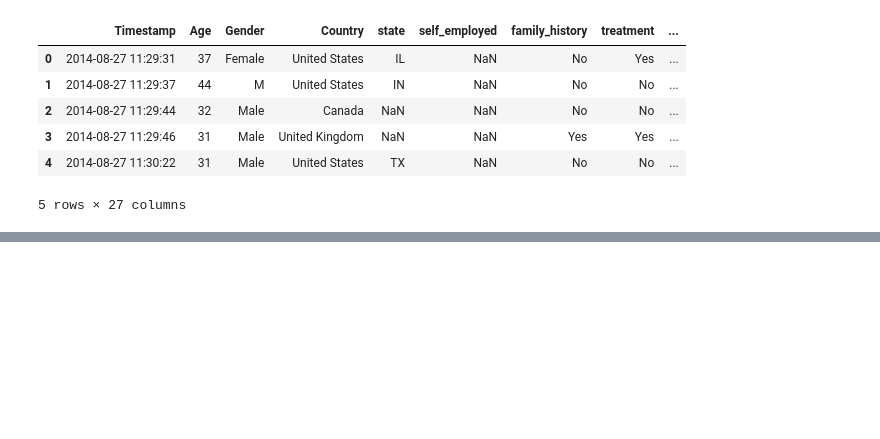
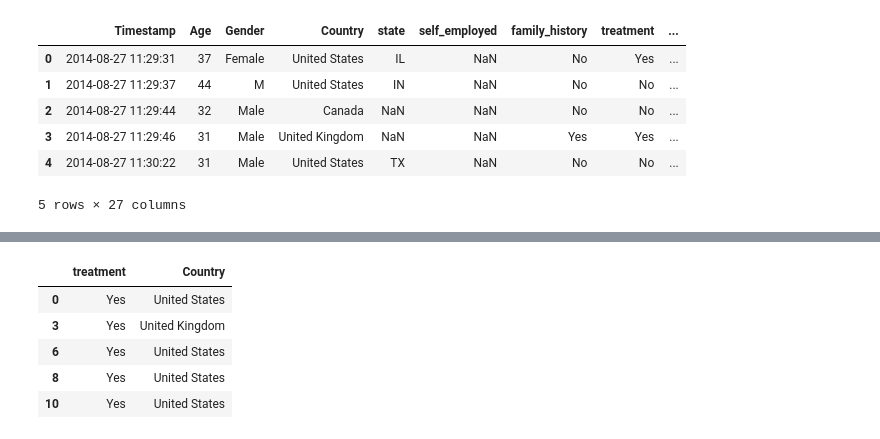
Before and after one commit to K-G-Witt/project1-team4, a Jupyter notebook: rcl_file.ipynb, the cells around one changed output, grey strips where cells are left out. Saved outputs shown, nothing was run; the diff lists cells and outputs as text; code cells hidden in the pictures; blank space fills up the shorter version.

```diff
--- a/rcl_file.ipynb
+++ b/rcl_file.ipynb
@@ -84,0 +49,11 @@ merged_latest_df.head()
+# %%
+#further reduce the 2014 data frame down to just countries
+mental_health_issues_dataframe_2014_countries = mental_health_issues_dataframe_2014[['treatment', 'Country']]
+mental_health_issues_dataframe_2014_countries.head()
+# %% [output]
+|  | treatment | Country |
+| 0 | Yes | United States |
+| 3 | Yes | United Kingdom |
+| 6 | Yes | United States |
+| 8 | Yes | United States |
+| 10 | Yes | United States |
```
Also changed, not shown: parts of 10 cells of this notebook.
